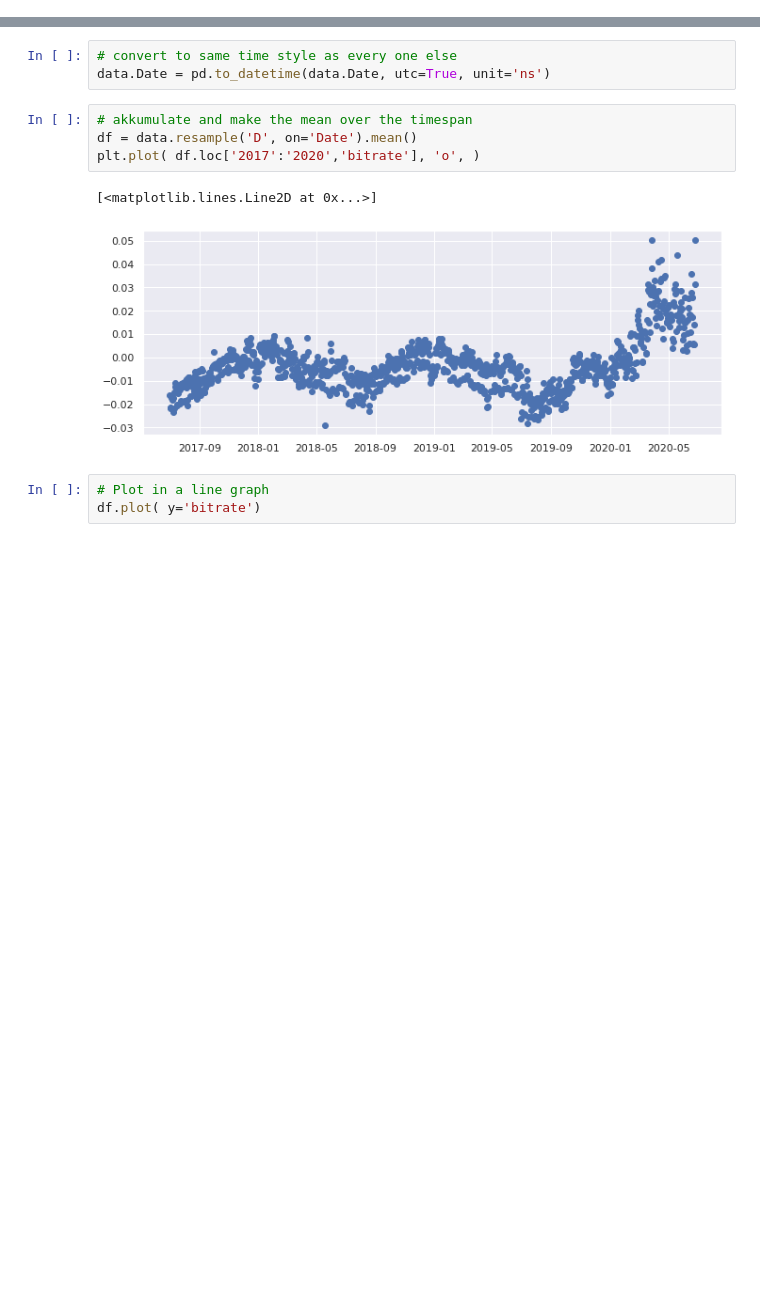
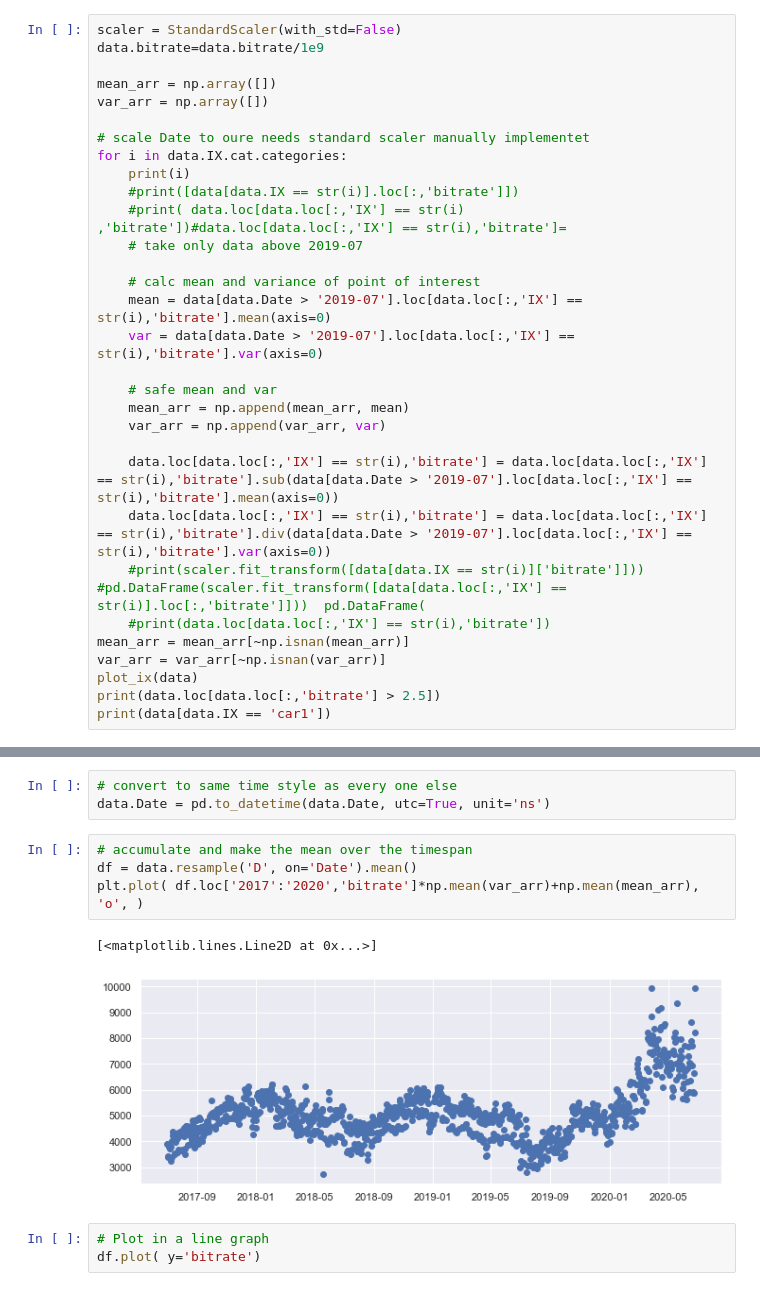
Before and after one commit to ga83bar/Corona-applied-machine-learning, a Jupyter notebook: src/data_management/preprocess_IX.ipynb, the cells around one changed output, grey strips where cells are left out. Cells and saved outputs as stored; diff of their text form; blank space fills up the shorter version.

Commit message:
ix mean, var

```diff
--- a/src/data_management/preprocess_IX.ipynb
+++ b/src/data_management/preprocess_IX.ipynb
@@ -109,0 +119,31 @@ c:\Users\AronE\Documents\Python\ami\group11\res\pipeline\ix_mean_var.csv
+# %%
+scaler = StandardScaler(with_std=False)
+data.bitrate=data.bitrate/1e9
+
+mean_arr = np.array([])
+var_arr = np.array([])
+
+# scale Date to oure needs standard scaler manually implementet
+for i in data.IX.cat.categories:
+    print(i)
+    #print([data[data.IX == str(i)].loc[:,'bitrate']])
+    #print( data.loc[data.loc[:,'IX'] == str(i) ,'bitrate'])#data.loc[data.loc[:,'IX'] == str(i),'bitrate']=
+    # take only data above 2019-07
+
+    # calc mean and variance of point of interest
+    mean = data[data.Date > '2019-07'].loc[data.loc[:,'IX'] == str(i),'bitrate'].mean(axis=0)
+    var = data[data.Date > '2019-07'].loc[data.loc[:,'IX'] == str(i),'bitrate'].var(axis=0)
+
+    # safe mean and var
+    mean_arr = np.append(mean_arr, mean)
+    var_arr = np.append(var_arr, var)
+
+    data.loc[data.loc[:,'IX'] == str(i),'bitrate'] = data.loc[data.loc[:,'IX'] == str(i),'bitrate'].sub(data[data.Date > '2019-07'].loc[data.loc[:,'IX'] == str(i),'bitrate'].mean(axis=0))
+    data.loc[data.loc[:,'IX'] == str(i),'bitrate'] = data.loc[data.loc[:,'IX'] == str(i),'bitrate'].div(data[data.Date > '2019-07'].loc[data.loc[:,'IX'] == str(i),'bitrate'].var(axis=0))
+    #print(scaler.fit_transform([data[data.IX == str(i)]['bitrate']])) #pd.DataFrame(scaler.fit_transform([data[data.loc[:,'IX'] == str(i)].loc[:,'bitrate']]))  pd.DataFrame(
+    #print(data.loc[data.loc[:,'IX'] == str(i),'bitrate'])
+mean_arr = mean_arr[~np.isnan(mean_arr)]
+var_arr = var_arr[~np.isnan(var_arr)]
+plot_ix(data)
+print(data.loc[data.loc[:,'bitrate'] > 2.5])
+print(data[data.IX == 'car1'])
@@ -178,12 +192,12 @@ dtype: object
 # convert to same time style as every one else
 data.Date = pd.to_datetime(data.Date, utc=True, unit='ns')
 # %%
-# akkumulate and make the mean over the timespan
+# accumulate and make the mean over the timespan
 df = data.resample('D', on='Date').mean()
-plt.plot( df.loc['2017':'2020','bitrate'], 'o', )
+plt.plot( df.loc['2017':'2020','bitrate']*np.mean(var_arr)+np.mean(mean_arr), 'o', )
 # %% [output]
 [<matplotlib.lines.Line2D at 0x...>]
-[figure, old version]
+[figure, new version]
 # %%
 # Plot in a line graph
 df.plot( y='bitrate')
```
Also changed, not shown: parts of 7 cells of this notebook, 1 other file.
